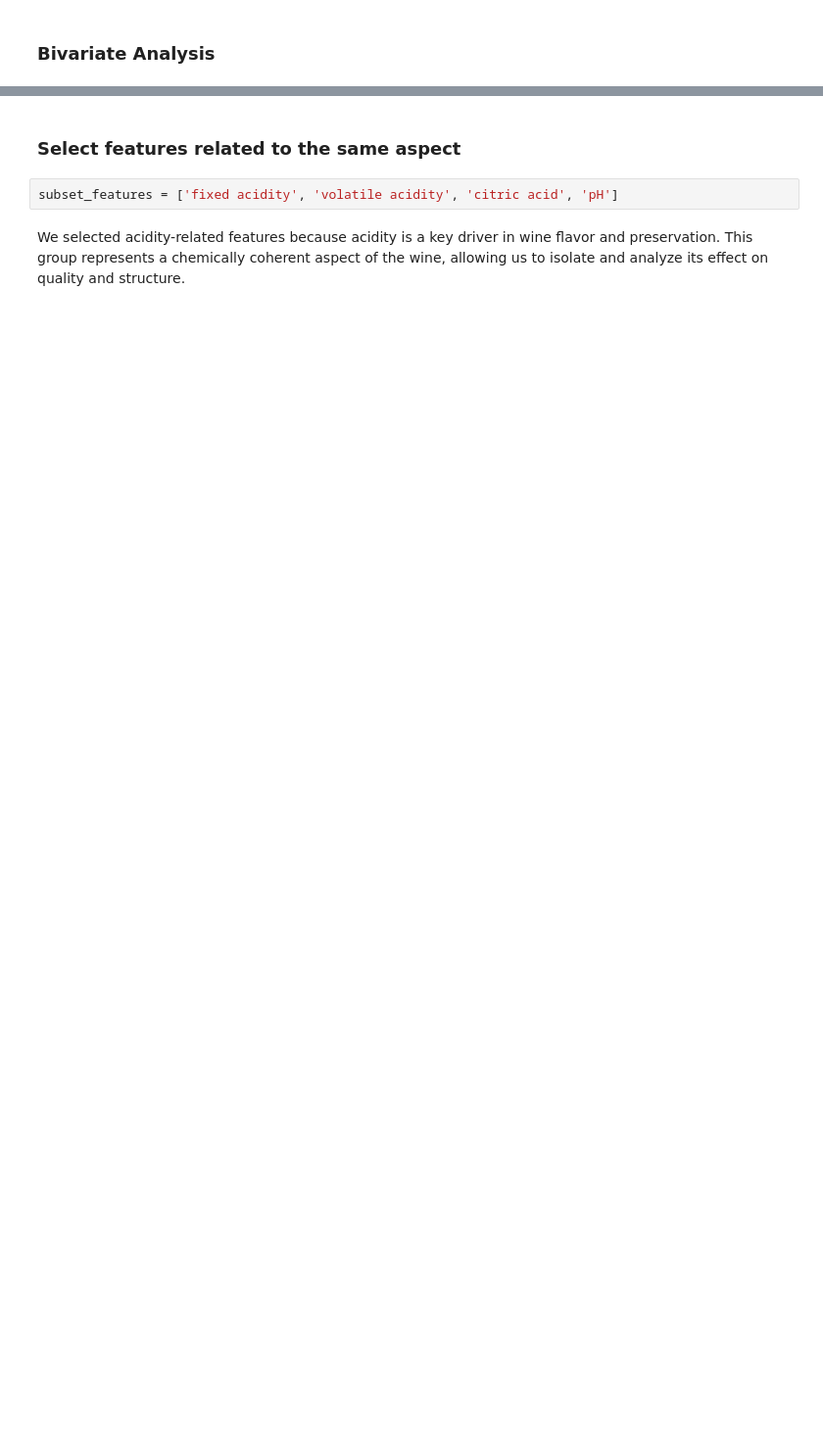
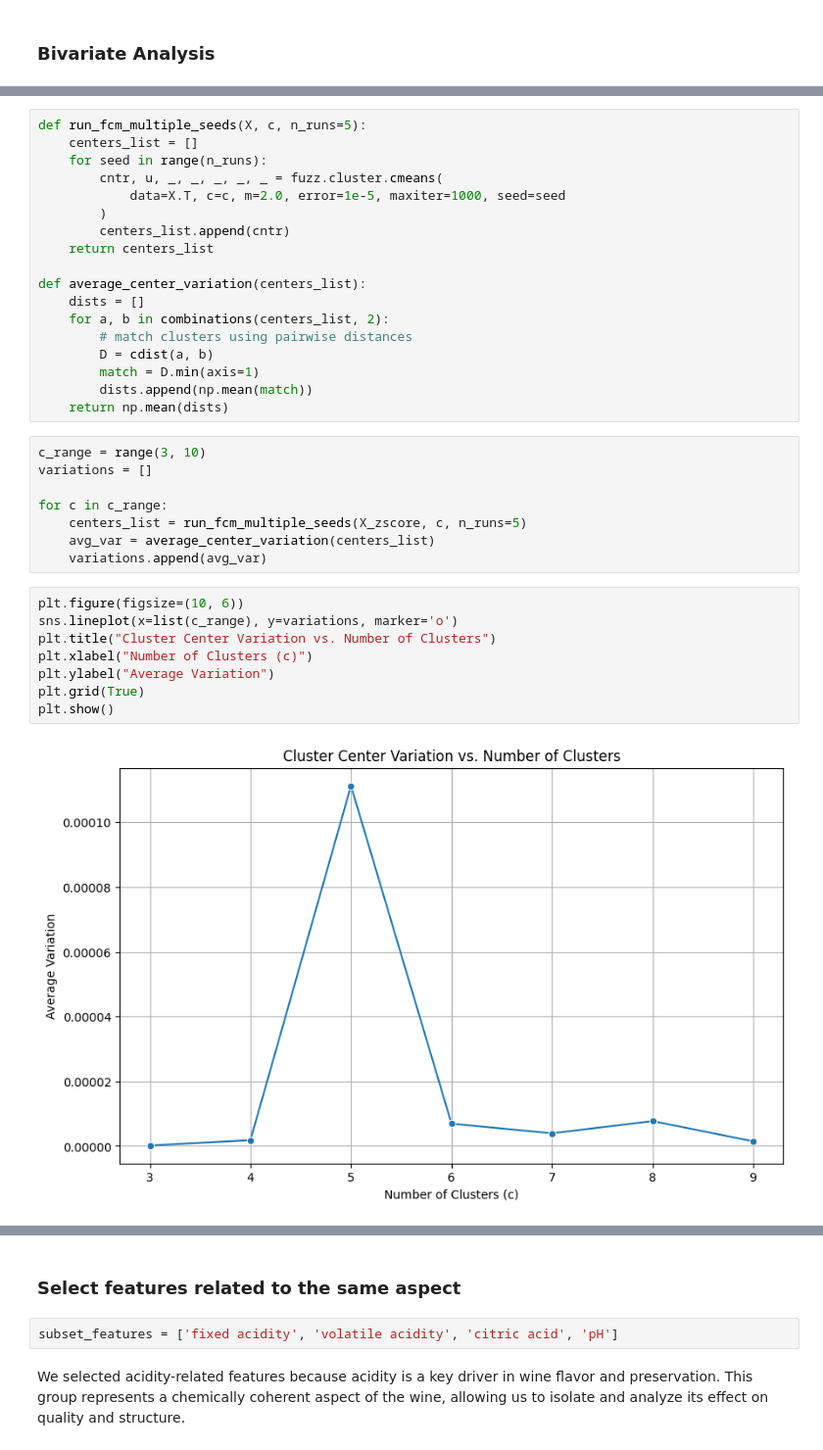
Before and after one commit to tiagosantos63390/pad_proj1, a Jupyter notebook: project1.ipynb, the cells around one changed output, grey strips where cells are left out. Shown at 98% size. Cells and saved outputs as stored; diff of their text form; blank space fills up the shorter version.

```diff
--- a/project1.ipynb
+++ b/project1.ipynb
@@ -487,0 +141,36 @@ Principal Component Analysis
+# %%
+def run_fcm_multiple_seeds(X, c, n_runs=5):
+    centers_list = []
+    for seed in range(n_runs):
+        cntr, u, _, _, _, _, _ = fuzz.cluster.cmeans(
+            data=X.T, c=c, m=2.0, error=1e-5, maxiter=1000, seed=seed
+        )
+        centers_list.append(cntr)
+    return centers_list
+
+def average_center_variation(centers_list):
+    dists = []
+    for a, b in combinations(centers_list, 2):
+        # match clusters using pairwise distances
+        D = cdist(a, b)
+        match = D.min(axis=1)
+        dists.append(np.mean(match))
+    return np.mean(dists)
+# %%
+c_range = range(3, 10)
+variations = []
+
+for c in c_range:
+    centers_list = run_fcm_multiple_seeds(X_zscore, c, n_runs=5)
+    avg_var = average_center_variation(centers_list)
+    variations.append(avg_var)
+# %%
+plt.figure(figsize=(10, 6))
+sns.lineplot(x=list(c_range), y=variations, marker='o')
+plt.title("Cluster Center Variation vs. Number of Clusters")
+plt.xlabel("Number of Clusters (c)")
+plt.ylabel("Average Variation")
+plt.grid(True)
+plt.show()
+# %% [output]
+[figure, added]
```
Also changed, not shown: parts of 80 cells of this notebook, 21 other files.
